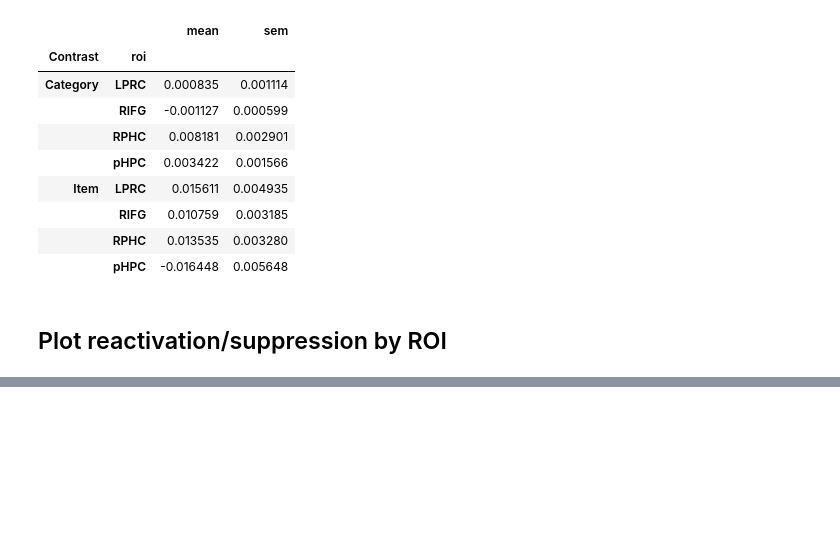
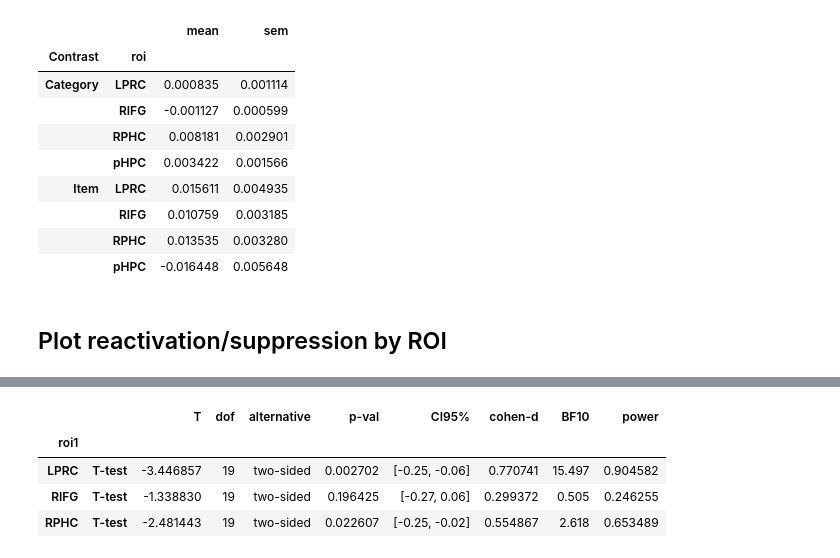
Before and after one commit to prestonlab/bender_study, a Jupyter notebook: jupyter/plot_react_stats.ipynb, the cells around one changed output, grey strips where cells are left out. Cells and saved outputs as stored; diff of their text form; code cells hidden in the pictures; blank space fills up the shorter version.

```diff
--- a/jupyter/plot_react_stats.ipynb
+++ b/jupyter/plot_react_stats.ipynb
@@ -140,0 +180,3 @@ LINO NOT subset; don't know how to subset; dropped
+# %%
+sme = corr_mean.loc[1] - corr_mean.loc[0]
+sme.groupby('roi1').agg(['mean', 'sem'])
@@ -140,0 +189,9 @@ LINO NOT subset; don't know how to subset; dropped
+# %%
+ttest = sme.groupby('roi1').apply(pg.ttest, 0)
+ttest
+# %% [output]
+|  |  | T | dof | alternative | p-val | CI95% | cohen-d | BF10 | power |
+| roi1 |  |  |  |  |  |  |  |  |  |
+| LPRC | T-test | -3.446857 | 19 | two-sided | 0.002702 | [-0.25, -0.06] | 0.770741 | 15.497 | 0.904582 |
+| RIFG | T-test | -1.338830 | 19 | two-sided | 0.196425 | [-0.27, 0.06] | 0.299372 | 0.505 | 0.246255 |
+| RPHC | T-test | -2.481443 | 19 | two-sided | 0.022607 | [-0.25, -0.02] | 0.554867 | 2.618 | 0.653489 |
```
Also changed, not shown: parts of 10 cells of this notebook.
